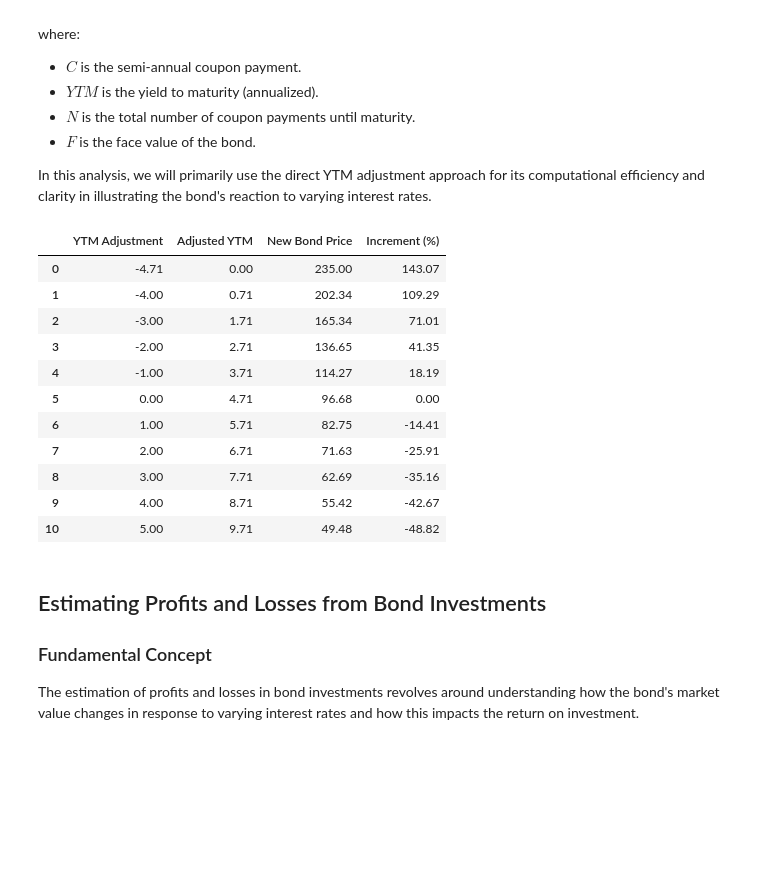
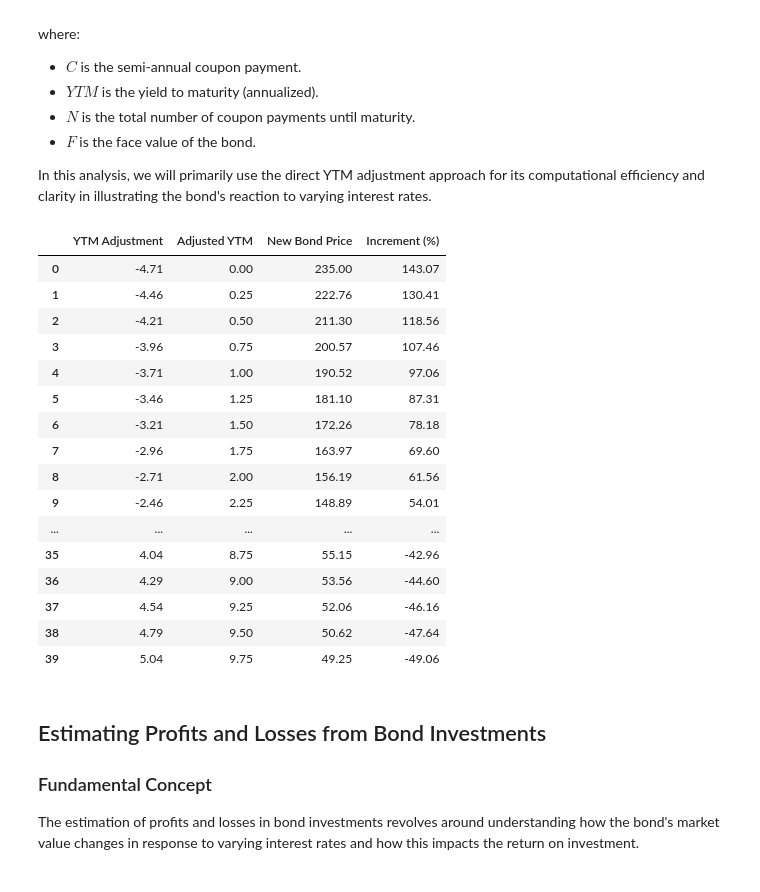
Before and after one commit to GiulioMa/Bond-Investment-Analysis-and-YTM-Calculation, a Jupyter notebook: Analysis of Investment Returns and Risks in Italian BTP Bonds.ipynb, the cells around one changed output. Cells and saved outputs as stored; diff of their text form; code cells hidden in the pictures; blank space fills up the shorter version.

```diff
--- a/Analysis of Investment Returns and Risks in Italian BTP Bonds.ipynb
+++ b/Analysis of Investment Returns and Risks in Italian BTP Bonds.ipynb
@@ -171,45 +171,49 @@ In this analysis, we will primarily use the direct YTM adjustment approach for i
 # %%
 import numpy as np
 import pandas as pd
 
 # Function to calculate bond price given a YTM
 def calculate_bond_price(ytm, cash_flows, num_periods):
     discount_factors = [(1 + ytm / 2) ** (i + 1) for i in range(num_periods)]
     return sum(cf / df for cf, df in zip(cash_flows, discount_factors))
 
 current_ytm = ytm_annualized / 100  # Convert YTM from percentage to decimal
 
-# Range of YTM adjustments: -5% to +5% (in 1% increments but no more than current YTM)
-ytm_adjustments = np.arange(-0.05, 0.051, 0.01)
-ytm_adjustments[ytm_adjustments<-current_ytm] = -current_ytm
+# Range of YTM adjustments: -YTM% to +5% (in 0.25% increments but no more than current YTM)
+ytm_adjustments = np.arange(-ytm_annualized/100, 0.051, 0.0025)
 
 # Initialize DataFrame to store results
 sensitivity_analysis = pd.DataFrame(columns=['YTM Adjustment', 'Adjusted YTM', 'New Bond Price', 'Increment (%)'])
 
 # Calculate new bond prices for each YTM adjustment and add to DataFrame
 for idx, adjustment in enumerate(ytm_adjustments):
     adjusted_ytm = current_ytm + adjustment
     new_price = calculate_bond_price(adjusted_ytm, cash_flows, num_periods)
     sensitivity_analysis.loc[idx] = [adjustment * 100, adjusted_ytm * 100, new_price,
                                      (new_price-current_price)/current_price*100]
 
 # Round values to 2 decimal places
 sensitivity_analysis = sensitivity_analysis.round(2)
 
 sensitivity_analysis
 # %% [output]
 |  | YTM Adjustment | Adjusted YTM | New Bond Price | Increment (%) |
 | 0 | -4.71 | 0.00 | 235.00 | 143.07 |
-| 1 | -4.00 | 0.71 | 202.34 | 109.29 |
-| 2 | -3.00 | 1.71 | 165.34 | 71.01 |
-| 3 | -2.00 | 2.71 | 136.65 | 41.35 |
-| 4 | -1.00 | 3.71 | 114.27 | 18.19 |
-| 5 | 0.00 | 4.71 | 96.68 | 0.00 |
-| 6 | 1.00 | 5.71 | 82.75 | -14.41 |
-| 7 | 2.00 | 6.71 | 71.63 | -25.91 |
-| 8 | 3.00 | 7.71 | 62.69 | -35.16 |
-| 9 | 4.00 | 8.71 | 55.42 | -42.67 |
-| 10 | 5.00 | 9.71 | 49.48 | -48.82 |
+| 1 | -4.46 | 0.25 | 222.76 | 130.41 |
+| 2 | -4.21 | 0.50 | 211.30 | 118.56 |
+| 3 | -3.96 | 0.75 | 200.57 | 107.46 |
+| 4 | -3.71 | 1.00 | 190.52 | 97.06 |
+| 5 | -3.46 | 1.25 | 181.10 | 87.31 |
+| 6 | -3.21 | 1.50 | 172.26 | 78.18 |
+| 7 | -2.96 | 1.75 | 163.97 | 69.60 |
+| 8 | -2.71 | 2.00 | 156.19 | 61.56 |
+| 9 | -2.46 | 2.25 | 148.89 | 54.01 |
+| ... | ... | ... | ... | ... |
+| 35 | 4.04 | 8.75 | 55.15 | -42.96 |
+| 36 | 4.29 | 9.00 | 53.56 | -44.60 |
+| 37 | 4.54 | 9.25 | 52.06 | -46.16 |
+| 38 | 4.79 | 9.50 | 50.62 | -47.64 |
+| 39 | 5.04 | 9.75 | 49.25 | -49.06 |
 # %% [markdown]
 ## Estimating Profits and Losses from Bond Investments
 
```
Also changed, not shown: parts of 2 cells of this notebook.
